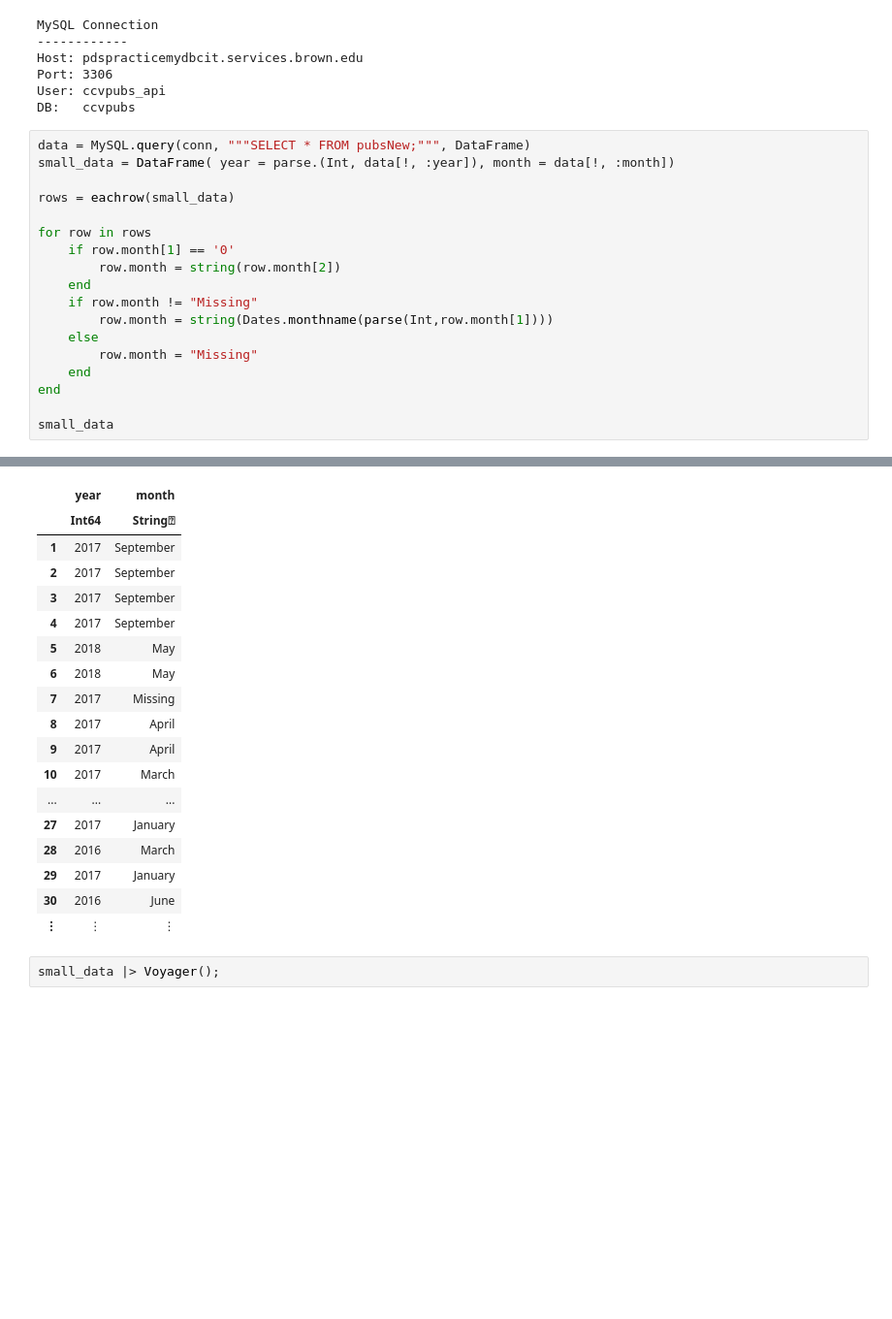
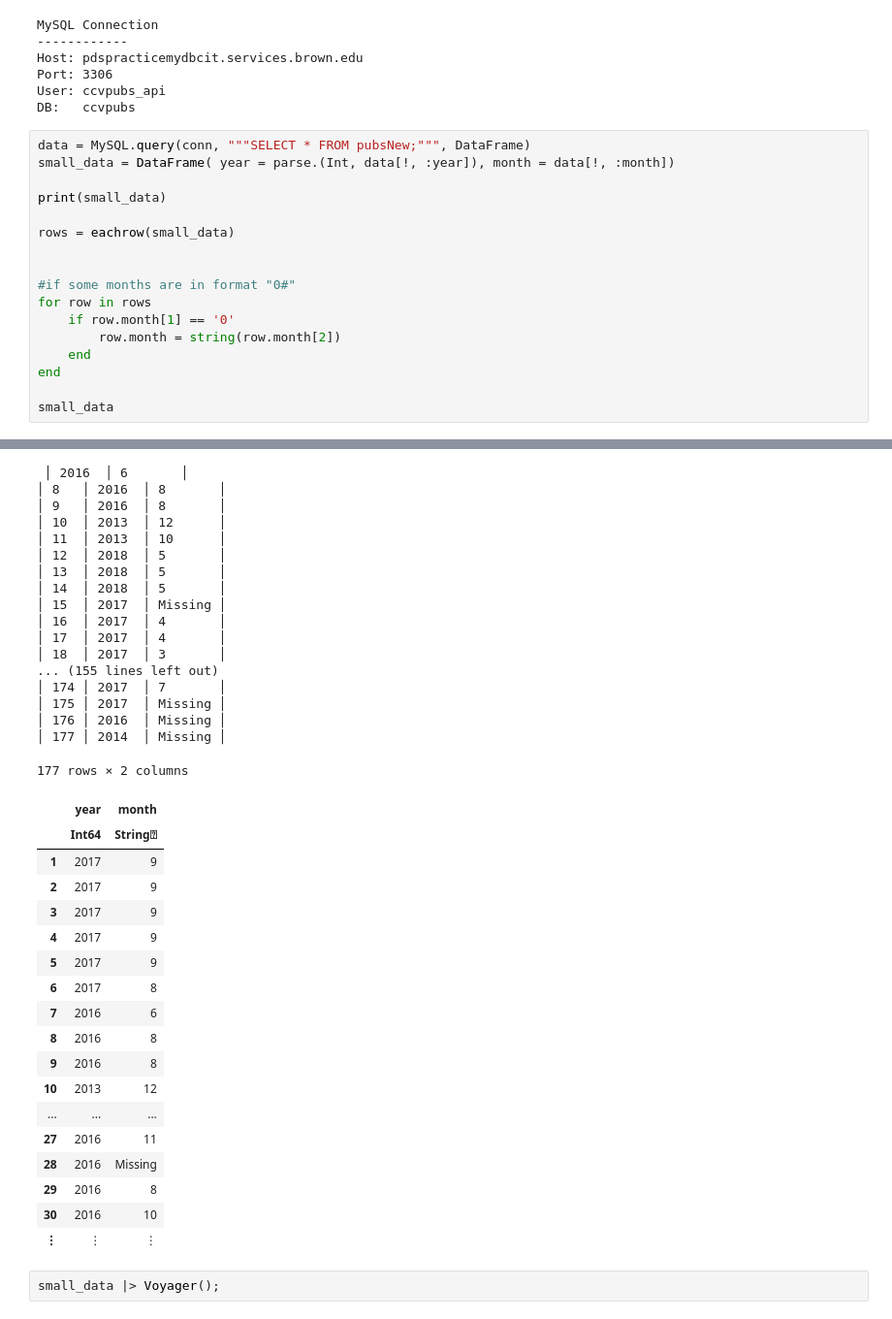
Before and after one commit to brown-ccv/ccv-pubs-frontend, a Jupyter notebook: pubsVisualizations.ipynb, the cells around one changed output, grey strips where cells are left out. Shown: that part at 97% size. Cells and saved outputs as stored; diff of their text form; blank space fills up the shorter version.

```diff
--- a/pubsVisualizations.ipynb
+++ b/pubsVisualizations.ipynb
@@ -36,17 +66,16 @@ DB:   ccvpubs
 data = MySQL.query(conn, """SELECT * FROM pubsNew;""", DataFrame)
 small_data = DataFrame( year = parse.(Int, data[!, :year]), month = data[!, :month])
 
+print(small_data)
+
 rows = eachrow(small_data)
 
+
+#if some months are in format "0#"
 for row in rows
     if row.month[1] == '0'
         row.month = string(row.month[2])
     end
-    if row.month != "Missing"
-        row.month = string(Dates.monthname(parse(Int,row.month[1])))
-    else
-        row.month = "Missing"
-    end
 end
 
 small_data
@@ -58,20 +97,38 @@ small_data
+ │ 2016  │ 6       │
+│ 8   │ 2016  │ 8       │
+│ 9   │ 2016  │ 8       │
+│ 10  │ 2013  │ 12      │
+│ 11  │ 2013  │ 10      │
+│ 12  │ 2018  │ 5       │
+│ 13  │ 2018  │ 5       │
+│ 14  │ 2018  │ 5       │
+│ 15  │ 2017  │ Missing │
+│ 16  │ 2017  │ 4       │
+│ 17  │ 2017  │ 4       │
+│ 18  │ 2017  │ 3       │
+... (155 lines left out)
+│ 174 │ 2017  │ 7       │
+│ 175 │ 2017  │ Missing │
+│ 176 │ 2016  │ Missing │
+│ 177 │ 2014  │ Missing │
+177 rows × 2 columns
 |  | year | month |
 |  | Int64 | String⍰ |
-| 1 | 2017 | September |
-| 2 | 2017 | September |
-| 3 | 2017 | September |
-| 4 | 2017 | September |
-| 5 | 2018 | May |
-| 6 | 2018 | May |
-| 7 | 2017 | Missing |
-| 8 | 2017 | April |
-| 9 | 2017 | April |
-| 10 | 2017 | March |
+| 1 | 2017 | 9 |
+| 2 | 2017 | 9 |
+| 3 | 2017 | 9 |
+| 4 | 2017 | 9 |
+| 5 | 2017 | 9 |
+| 6 | 2017 | 8 |
+| 7 | 2016 | 6 |
+| 8 | 2016 | 8 |
+| 9 | 2016 | 8 |
+| 10 | 2013 | 12 |
 | ... | ... | ... |
-| 27 | 2017 | January |
-| 28 | 2016 | March |
-| 29 | 2017 | January |
-| 30 | 2016 | June |
+| 27 | 2016 | 11 |
+| 28 | 2016 | Missing |
+| 29 | 2016 | 8 |
+| 30 | 2016 | 10 |
 | ⋮ | ⋮ | ⋮ |
 # %%
 small_data |> Voyager();
```
Also changed, not shown: parts of 9 cells of this notebook, 9 other files.
